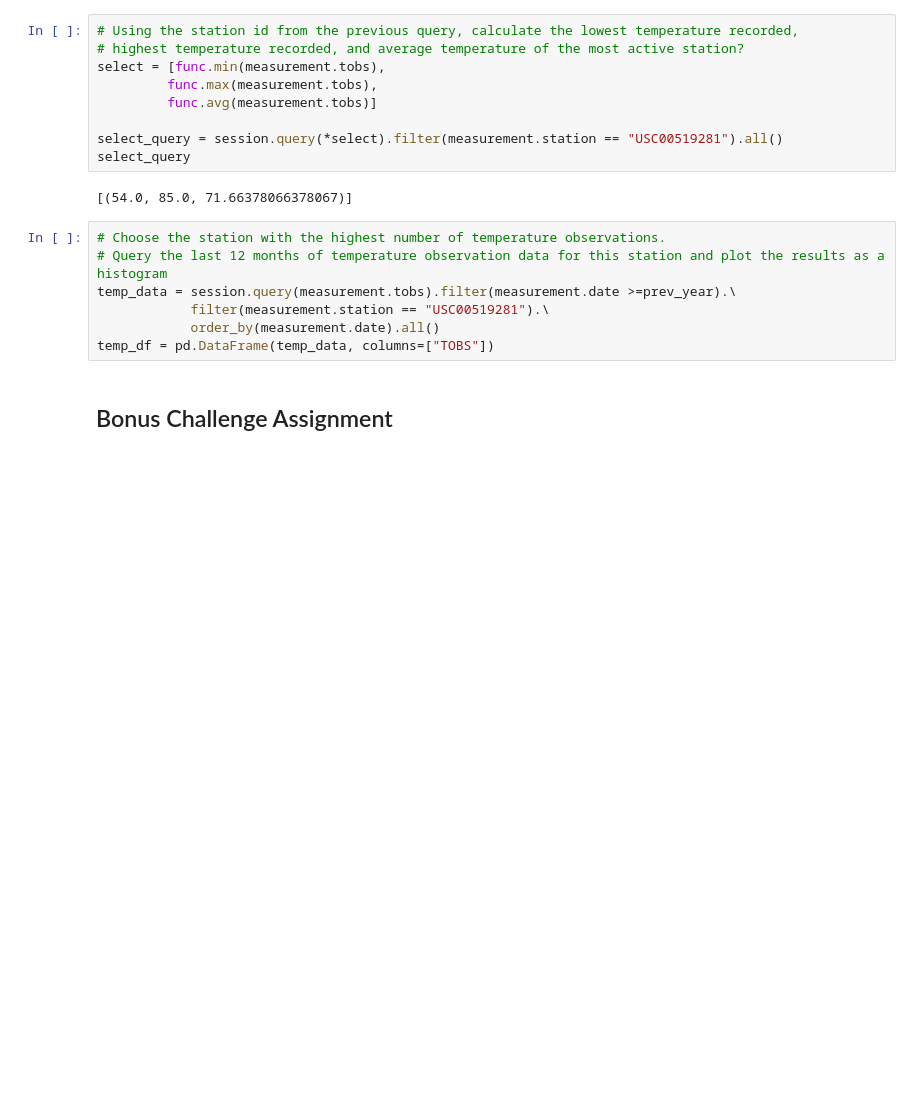
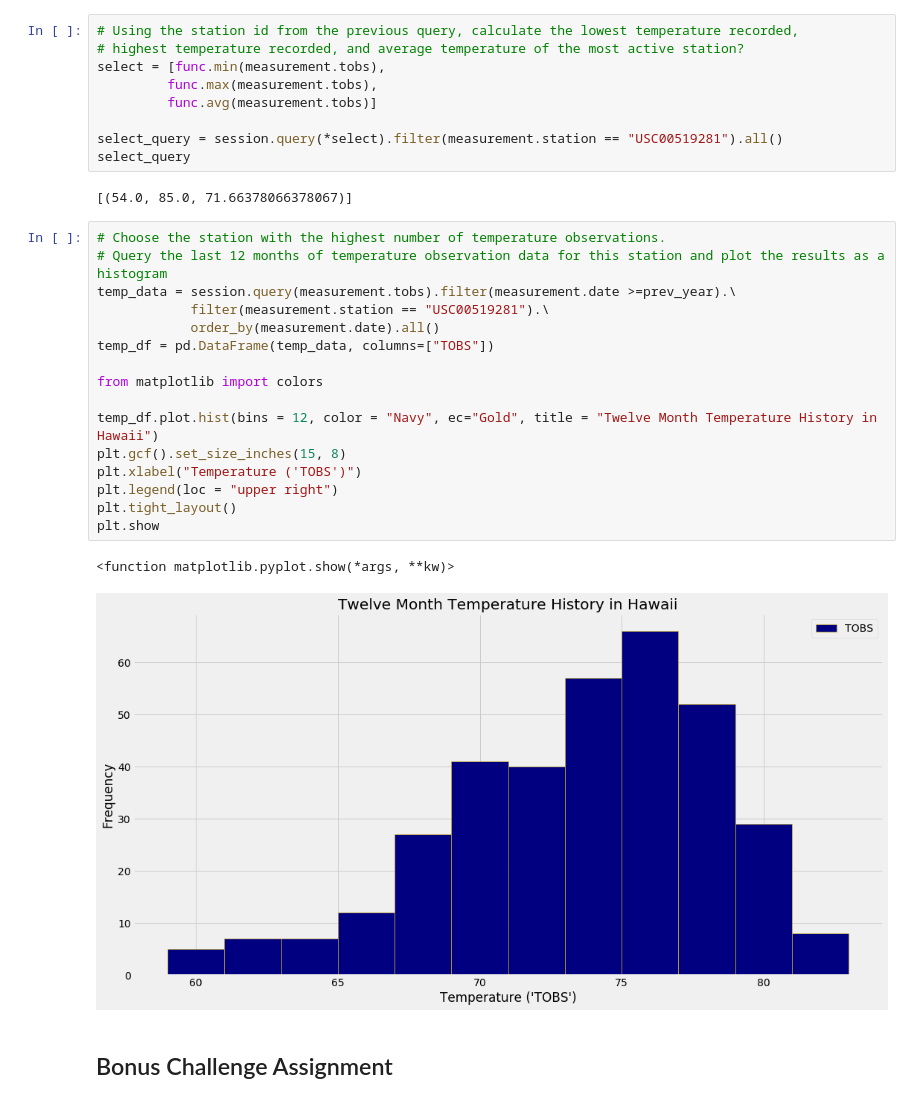
Before and after one commit to Kthomas09/sqlalchemy-challenge, a Jupyter notebook: climate_starter.ipynb, the cells around one changed output. Cells and saved outputs as stored; diff of their text form; blank space fills up the shorter version.

```diff
--- a/climate_starter.ipynb
+++ b/climate_starter.ipynb
@@ -110,10 +111,22 @@ select_query
 # %%
 # Choose the station with the highest number of temperature observations.
 # Query the last 12 months of temperature observation data for this station and plot the results as a histogram
 temp_data = session.query(measurement.tobs).filter(measurement.date >=prev_year).\
             filter(measurement.station == "USC00519281").\
             order_by(measurement.date).all()
 temp_df = pd.DataFrame(temp_data, columns=["TOBS"])
+
+from matplotlib import colors
+
+temp_df.plot.hist(bins = 12, color = "Navy", ec="Gold", title = "Twelve Month Temperature History in Hawaii")
+plt.gcf().set_size_inches(15, 8)
+plt.xlabel("Temperature ('TOBS')")
+plt.legend(loc = "upper right")
+plt.tight_layout()
+plt.show
+# %% [output]
+<function matplotlib.pyplot.show(*args, **kw)>
+[figure, added]
 # %% [markdown]
 ## Bonus Challenge Assignment
 # %%
```
Also changed, not shown: parts of 1 cell of this notebook, 1 other file.
